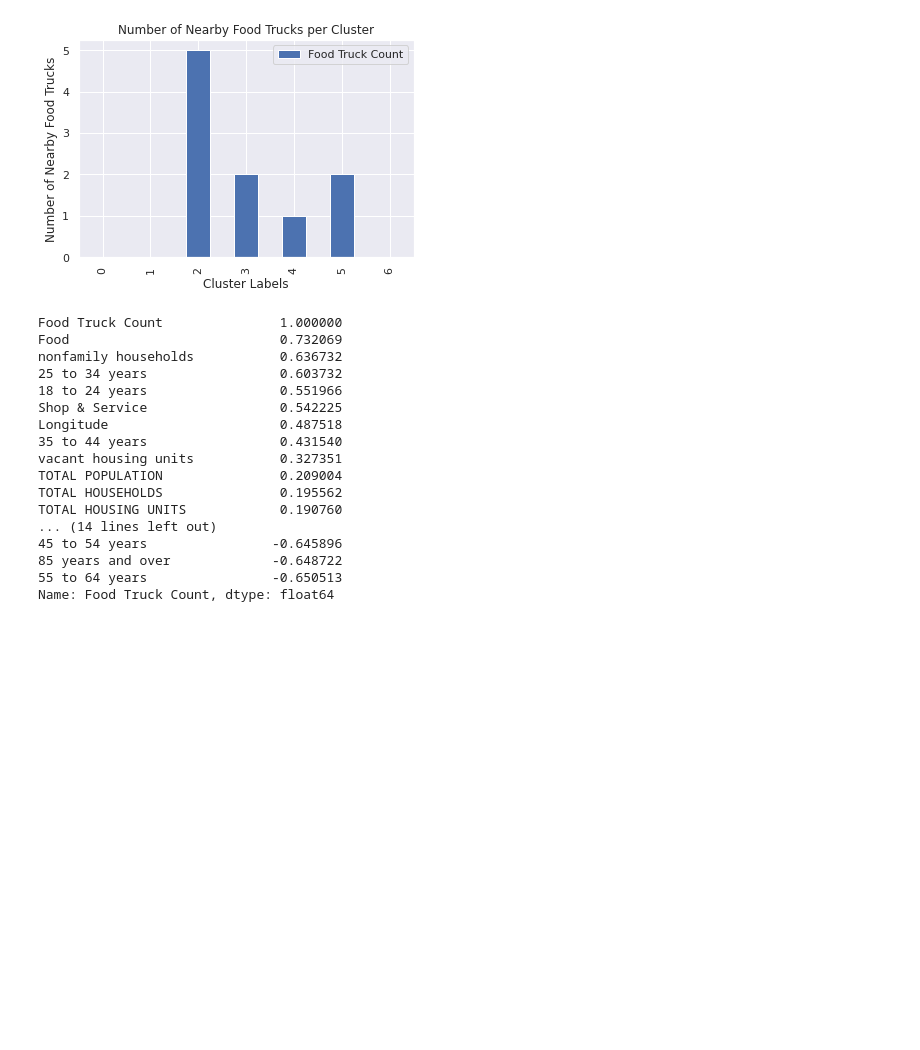
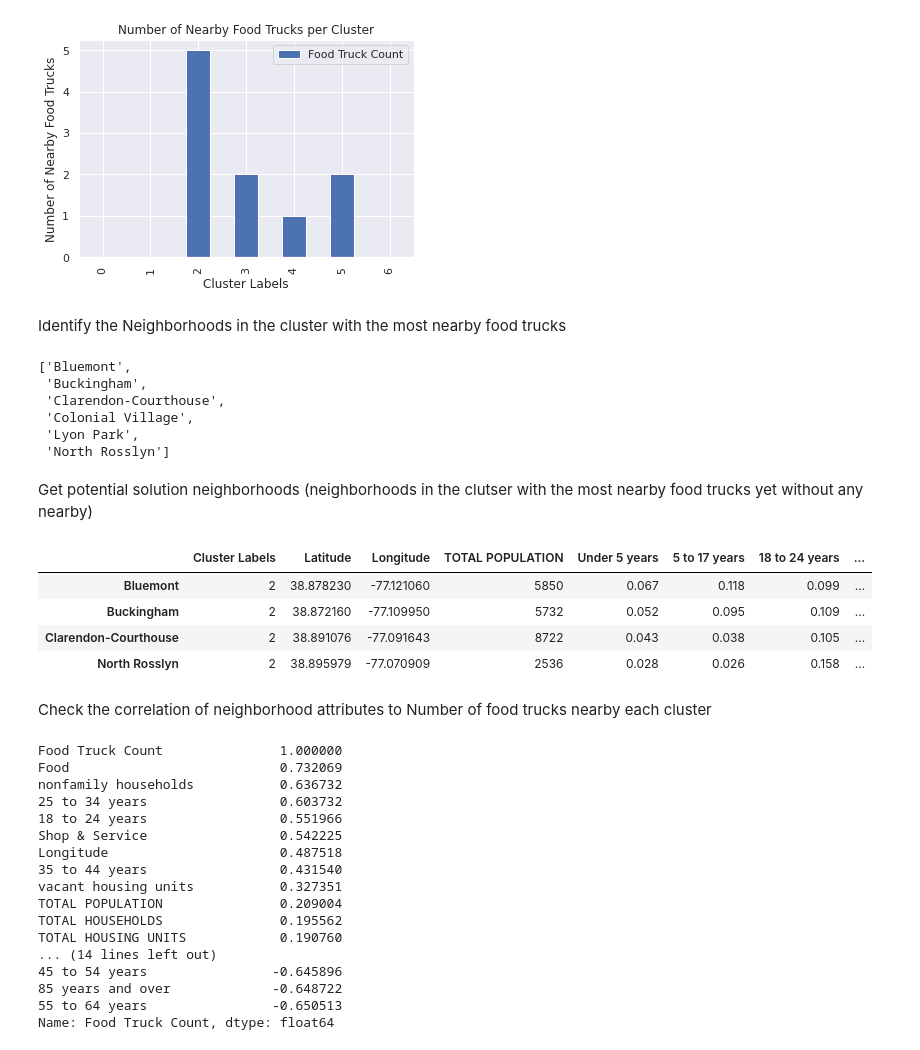
Before and after one commit to francis-eudy/battle-of-the-neighborhoods-capstone-project, a Jupyter notebook: battle-of-the-neighborhoods.ipynb, the cells around one changed output. Saved outputs shown, nothing was run; the diff lists cells and outputs as text; code cells hidden in the pictures; blank space fills up the shorter version.

Commit message:
potential final notebook, needs edits

```diff
--- a/battle-of-the-neighborhoods.ipynb
+++ b/battle-of-the-neighborhoods.ipynb
@@ -1049,6 +1055,32 @@ ax.set_ylabel("Number of Nearby Food Trucks")
 plt.show()
 # %% [output]
 [figure]
+# %% [markdown]
+Identify the Neighborhoods in the cluster with the most nearby food trucks
+# %%
+solution_cluster = clusters[2]
+list(solution_cluster.index)
+# %% [output]
+['Bluemont',
+ 'Buckingham',
+ 'Clarendon-Courthouse',
+ 'Colonial Village',
+ 'Lyon Park',
+ 'North Rosslyn']
+# %% [markdown]
+Get potential solution neighborhoods (neighborhoods in the clutser with the most nearby food trucks yet without any nearby)
+# %%
+nearby_food_truck_count.index
+potential_solutions = solution_cluster.loc[~solution_cluster.index.isin(nearby_food_truck_count.index)]
+potential_solutions
+# %% [output]
+|  | Cluster Labels | Latitude | Longitude | TOTAL POPULATION | Under 5 years | 5 to 17 years | 18 to 24 years | ... |
+| Bluemont | 2 | 38.878230 | -77.121060 | 5850 | 0.067 | 0.118 | 0.099 | ... |
+| Buckingham | 2 | 38.872160 | -77.109950 | 5732 | 0.052 | 0.095 | 0.109 | ... |
+| Clarendon-Courthouse | 2 | 38.891076 | -77.091643 | 8722 | 0.043 | 0.038 | 0.105 | ... |
+| North Rosslyn | 2 | 38.895979 | -77.070909 | 2536 | 0.028 | 0.026 | 0.158 | ... |
+# %% [markdown]
+Check the correlation of neighborhood attributes to Number of food trucks nearby each cluster
 # %%
 _corr = t.corr()
 _corr["Food Truck Count"].sort_values(ascending=False)
```
Also changed, not shown: parts of 9 cells of this notebook.
